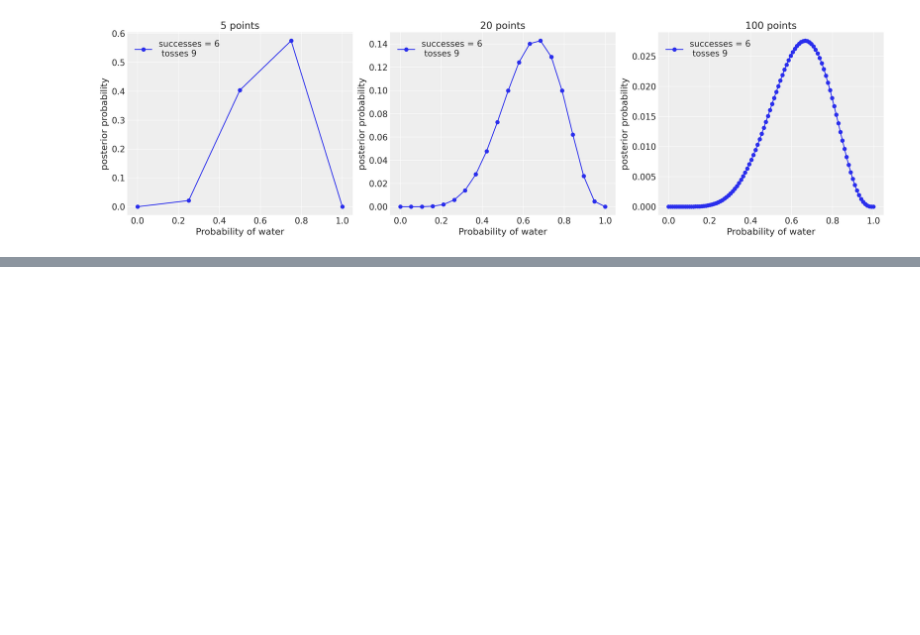
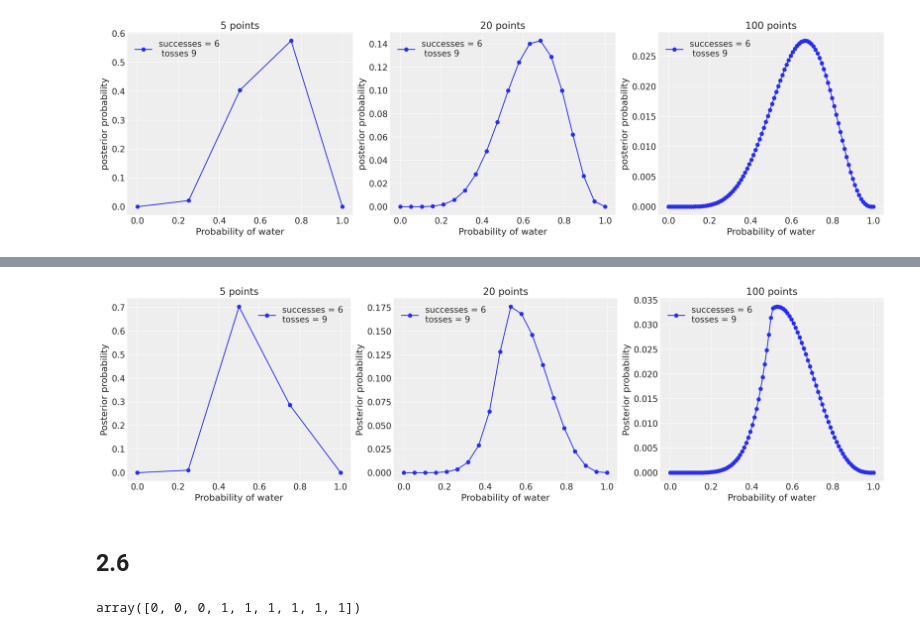
Before and after one commit to RHilly86/statistical_rethinking_notes, a Jupyter notebook: Chapter 2 - Small Worlds and Large Worlds.ipynb, the cells around one changed output, grey strips where cells are left out. Saved outputs shown, nothing was run; the diff lists cells and outputs as text; code cells hidden in the pictures; blank space fills up the shorter version.

```diff
--- a/Chapter 2 - Small Worlds and Large Worlds.ipynb
+++ b/Chapter 2 - Small Worlds and Large Worlds.ipynb
@@ -39,7 +39,7 @@ def truncated_prior(grid_points, trunc_point=0.5):
     return (np.linspace(0, 1, grid_points) >= trunc_point).astype(int)
 
 def double_exp_prior(grid_points):
-    return np.exp(-5, * abs(np.linspace(0, 1, grid_points) - 0.5))
+    return np.exp(-5 * abs(np.linspace(0, 1, grid_points) - 0.5))
 # %% [markdown]
 This makes the code clearer to me - we're assigning the same probability to each possible value that $\pi$ can take, which is defined by the size of our grid.
 # %%
@@ -96,0 +108,17 @@ for idx, ps in enumerate(points):
+# %%
+_, ax = plt.subplots(1, len(points), figsize=(6 * len(points), 5))
+for idx, ps in enumerate(points):
+    p_grid, posterior = binom_post_grid_approx(double_exp_prior, ps, w, n)
+    ax[idx].plot(p_grid, posterior, "o-", label=f"successes = {w}\ntosses = {n}")
+    ax[idx].set_xlabel("Probability of water")
+    ax[idx].set_ylabel("Posterior probability")
+    ax[idx].set_title(f"{ps} points")
+    ax[idx].legend(loc=0)
+# %% [output]
+[figure, added]
+# %% [markdown]
+## 2.6
+# %%
+np.repeat((0, 1), (3, 6))
+# %% [output]
+array([0, 0, 0, 1, 1, 1, 1, 1, 1])
```
Also changed, not shown: parts of 1 cell of this notebook.
